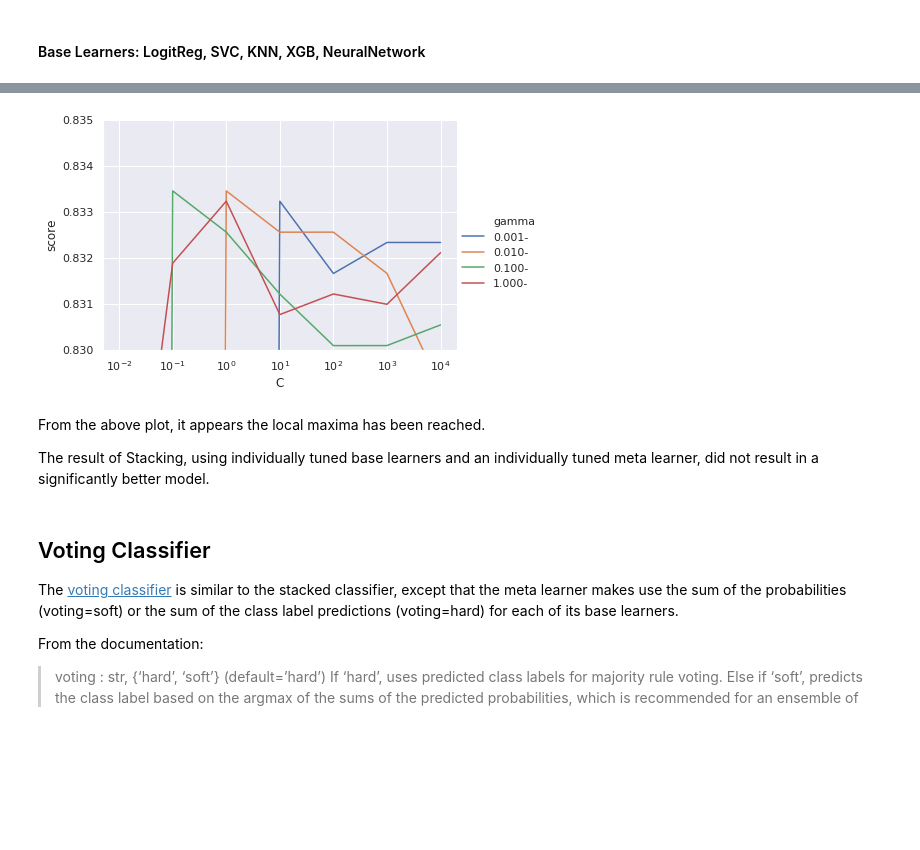
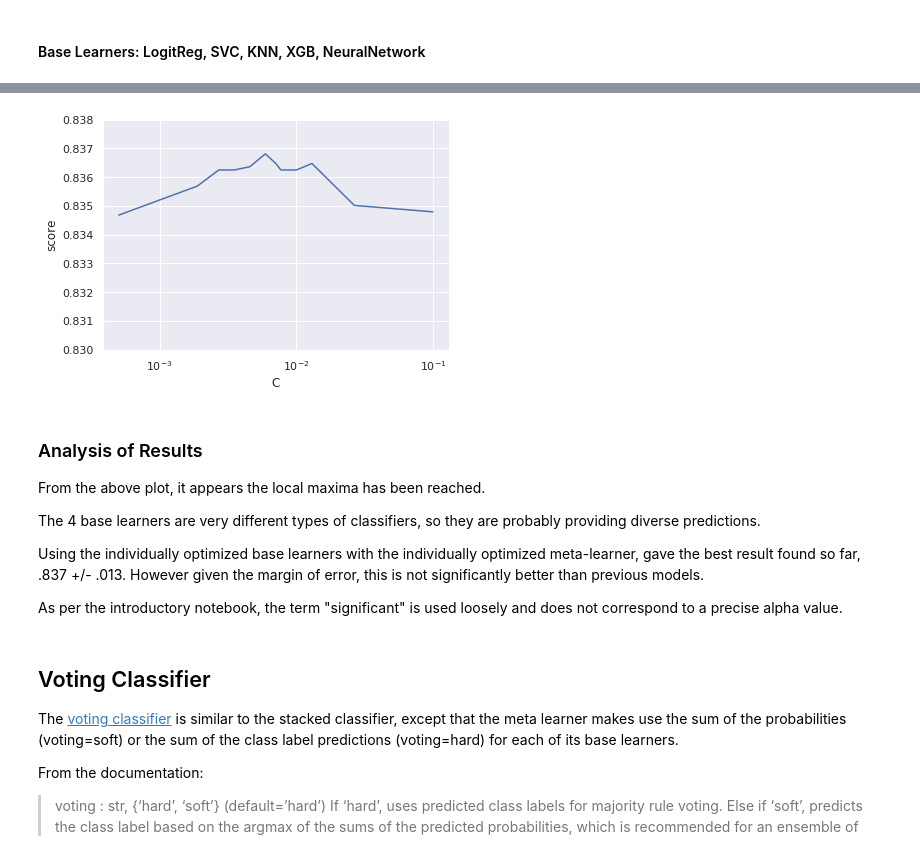
Before and after one commit to sdiehl28/Scikit-Learn-Workflow, a Jupyter notebook: projects/titanic/TitanicN09.ipynb, the cells around one changed output, grey strips where cells are left out. Drawn from its saved outputs; the diff is of its cells as text; code cells hidden in the pictures; blank space fills up the shorter version.

```diff
--- a/projects/titanic/TitanicN09.ipynb
+++ b/projects/titanic/TitanicN09.ipynb
@@ -811,7 +801,7 @@ CV Mean Score: 0.834 +/- 0.014
 # %%
 base_learners = [lr_pipe_best, svm_pipe_best, knn_pipe_best,
                  xgb_best, nn_pipe_best]
-meta_learner = SVC(gamma='auto')
+meta_learner = LogisticRegression(solver='liblinear')
 sc = StackedClassifier(base_learners, meta_learner, cv_predict)
 scores = cross_val_score(sc, X, y, cv=cv_select)
 tt.print_scores(scores)
@@ -828,9 +824,17 @@ To keep the custom StackingClassifier simple, it was not coded to work with Grid
+# %%
+# wide range of values to see shape
+c_values = np.logspace(np.log10(.0005), -1, 5)
+
+# narrower range of values to home in on optimal point
+c_values = np.append(c_values, np.logspace(np.log10(.0027),
+                                           np.log10(.0130), 7))
+
+c_values = np.sort(c_values)
 # %%
 from sklearn.model_selection import ParameterGrid
 
 # try ParameterGrid
-params = {'gamma': np.logspace(-3, -2, 2),
-          'C': np.logspace(-2, 0, 3)}
+params = {'C': c_values}
 for param in ParameterGrid(params):
     print(param)
 # %% [output]
@@ -843,17 +853,18 @@ for param in ParameterGrid(params):
 # %%
-base_learners = [lr_pipe_best, svm_pipe_best, xgb_best]
+meta_learner = LogisticRegression(solver='liblinear')
+base_learners = [lr_pipe_best, svm_pipe_best, knn_pipe_best, xgb_best]
+params = {'C': c_values}
 
 results = []
 for param in ParameterGrid(params):
-    meta_learner = SVC(**param)
+    meta_learner = LogisticRegression(solver='liblinear', **param)
     sc = StackedClassifier(base_learners, meta_learner, cv_predict)
-    scores = cross_val_score(sc, X, y, cv=cv_select_quick)
-    g = param['gamma']
+    scores = cross_val_score(sc, X, y, cv=cv_select)
     c = param['C']
     score = scores.mean()
     sd = scores.std()
-    results.append({'gamma': g, 'C': c, 'score': score, 'sd': sd})
-    print(f'gamma: {g:7.3f} C: {c:8.2f} score {score:6.4f} +/- {sd:6.4f}')
+    results.append({'C': c, 'score': score, 'sd': sd})
+    print(f'C: {c:7.5f} score {score:6.4f} +/- {sd:6.4f}')
 
 results = pd.DataFrame(results)
 # %% [output]
@@ -886,19 +883,20 @@ results.sort_values('score',ascending=False).head()
 # %%
-# workaround for Seaborn hue bug
-df = results.copy()
-df['gamma'] = df['gamma'].apply(lambda x: f'{x:.3f}-')
-
-g = sns.relplot("C", "score", hue="gamma", data=df,
+g = sns.relplot("C", "score", data=results,
                 kind="line", height=4.0, aspect=1.5)
 ax = g.axes[0,0]
 ax.set_xscale('log')
-ax.set_ylim(0.830, 0.835);
+ax.set_ylim(0.830, 0.838);
 # %% [output]
-[figure, old version]
+[figure, new version]
-# %% [markdown]
-From the above plot, it appears the local maxima has been reached.
-
-The result of Stacking, using individually tuned base learners and an individually tuned meta learner, did not result in a significantly better model.
+# %% [markdown]
+### Analysis of Results
+From the above plot, it appears the local maxima has been reached.
+
+The 4 base learners are very different types of classifiers, so they are probably providing diverse predictions.
+
+Using the individually optimized base learners with the individually optimized meta-learner, gave the best result found so far, .837 +/- .013. However given the margin of error, this is not significantly better than previous models.
+
+As per the introductory notebook, the term "significant" is used loosely and does not correspond to a precise alpha value.
 # %% [markdown]
 ## Voting Classifier
 The [voting classifier](https://scikit-learn.org/stable/modules/generated/sklearn.ensemble.VotingClassifier.html) is similar to the stacked classifier, except that the meta learner makes use the sum of the probabilities (voting=soft) or the sum of the class label predictions (voting=hard) for each of its base learners.
```
Also changed, not shown: parts of 114 cells of this notebook, 4 other files.
